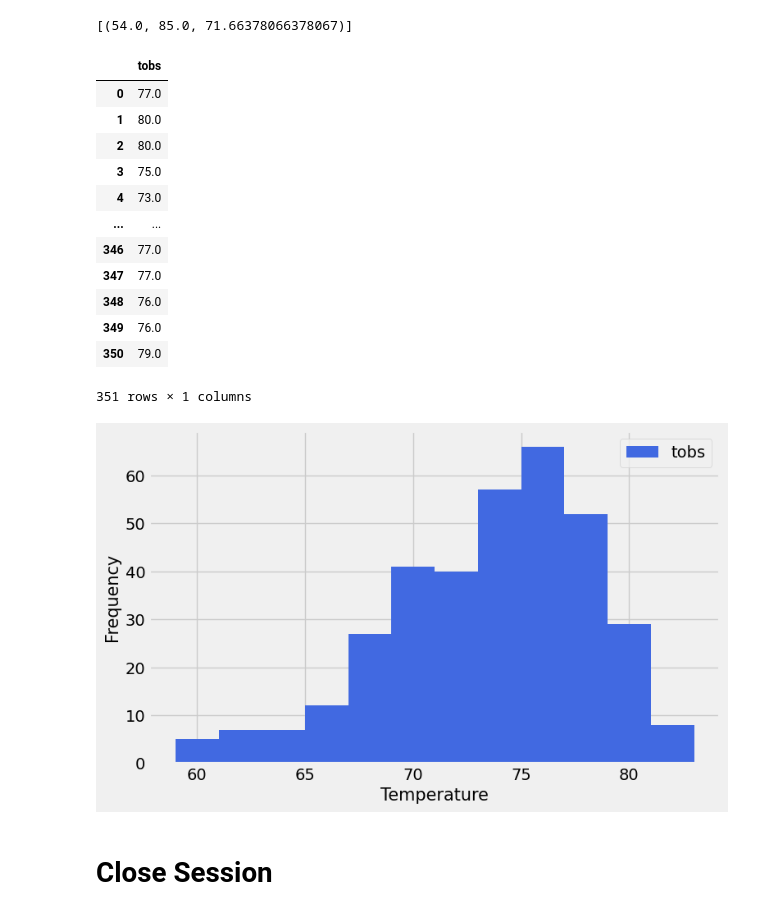
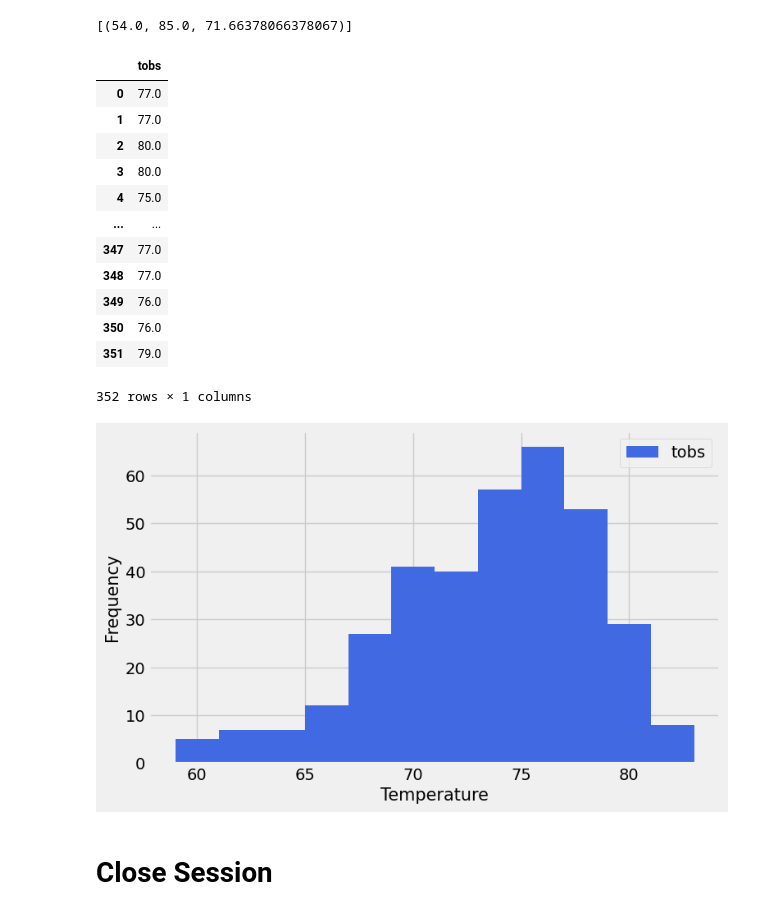
Before and after one commit to dragatuso/sqlalchemy-challenge, a Jupyter notebook: SurfsUp/climate_starter.ipynb, the cells around one changed output. Drawn from its saved outputs; the diff is of its cells as text; code cells hidden in the pictures.

```diff
--- a/SurfsUp/climate_starter.ipynb
+++ b/SurfsUp/climate_starter.ipynb
@@ -179,27 +184,27 @@ temperature_analysis
 # %%
 # Using the most active station id
 # Query the last 12 months of temperature observation data for this station and plot the results as a histogram
-temp_data = session.query(Measurement.tobs).filter(Measurement.date >= "2016-08-24").\
-    filter(Measurement.date <= "2017-08-23").\
+temp_data = session.query(Measurement.tobs).filter(Measurement.date >= previous_date).\
+    filter(Measurement.date <= last_date_2).\
     filter(Measurement.station==station_data[0][0]).all()
 temp_data
 
 temp_data_df=pd.DataFrame(temp_data)
 temp_data_df
 # %% [output]
 |  | tobs |
 | 0 | 77.0 |
-| 1 | 80.0 |
+| 1 | 77.0 |
 | 2 | 80.0 |
-| 3 | 75.0 |
-| 4 | 73.0 |
+| 3 | 80.0 |
+| 4 | 75.0 |
 | ... | ... |
-| 346 | 77.0 |
 | 347 | 77.0 |
-| 348 | 76.0 |
+| 348 | 77.0 |
 | 349 | 76.0 |
-| 350 | 79.0 |
+| 350 | 76.0 |
+| 351 | 79.0 |
-351 rows × 1 columns
+352 rows × 1 columns
 # %%
 # Using the most active station id
 # Query the last 12 months of temperature observation data for this station and plot the results as a histogram
@@ -209,7 +214,7 @@ hist.set_ylabel("Frequency", size=15)
 hist.legend(['tobs'],loc='upper right')
 plt.show()
 # %% [output]
-[figure, old version]
+[figure, new version]
 # %% [markdown]
 # Close Session
 # %%
```
Also changed, not shown: parts of 6 cells of this notebook, 1 other file.
